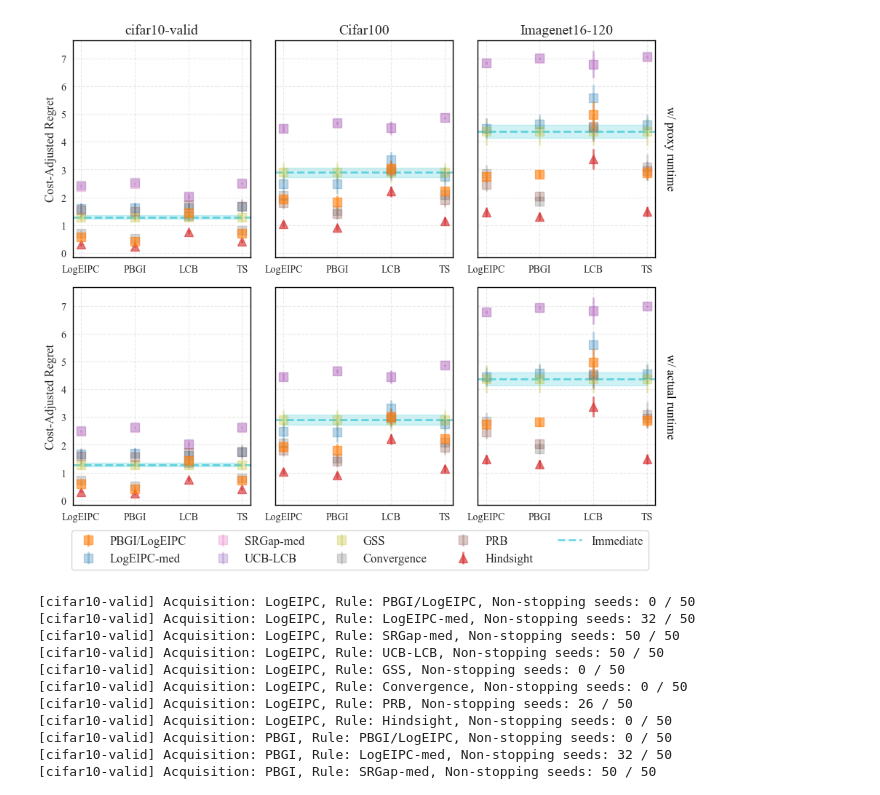
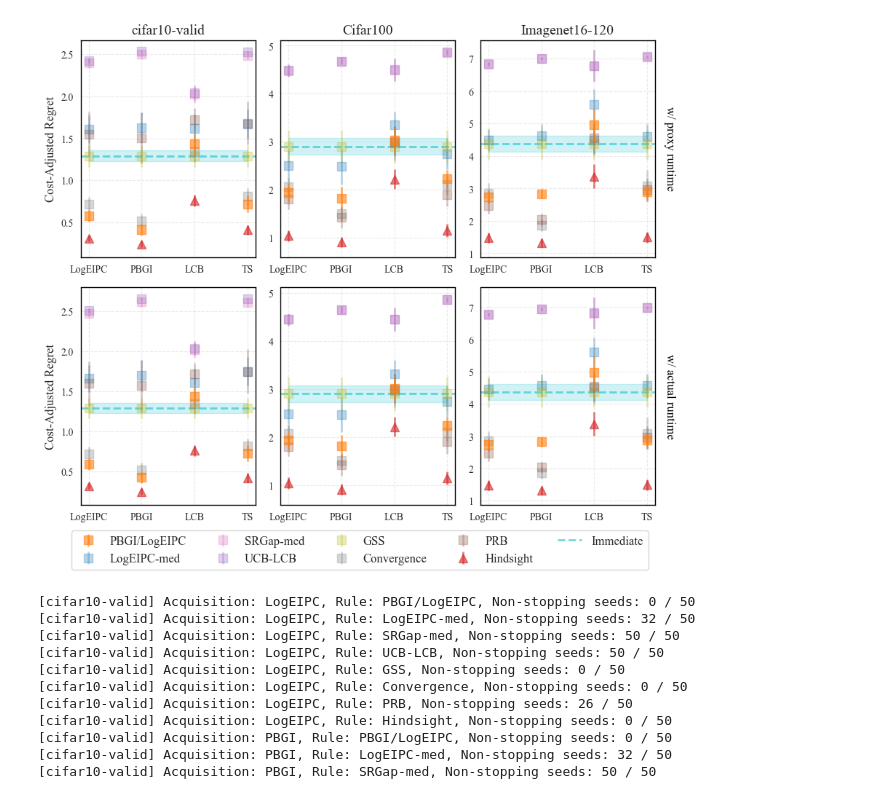
Before and after one commit to QianJaneXie/CostAwareStoppingBayesOpt, a Jupyter notebook: notebooks/NATS_SSS_KnownCost.ipynb, the cells around one changed output. Cells and saved outputs as stored; diff of their text form; code cells hidden in the pictures.

Commit message:
add back NATS plots

```diff
--- a/notebooks/NATS_SSS_KnownCost.ipynb
+++ b/notebooks/NATS_SSS_KnownCost.ipynb
@@ -255,7 +255,7 @@ cost_keys = ["estimated cumulative cost", "cumulative cost"]
 runtime_labels = ["w/ proxy runtime", "w/ actual runtime"]
 
 # --- Create figure ---
-fig, axes = plt.subplots(n_rows, n_cols, figsize=(3 * n_cols, 4 * n_rows), sharey=True)
+fig, axes = plt.subplots(n_rows, n_cols, figsize=(3 * n_cols, 4 * n_rows), sharey=False)
 
 for row in range(n_rows):
     cost_key = cost_keys[row]
@@ -357,34 +357,34 @@ for row in range(n_rows):
         if col == 0:
             ax.set_ylabel("Cost-Adjusted Regret")
         if col == n_cols - 1:
             ax.text(1.05, 0.5, runtime_label,
                     transform=ax.transAxes,
                     rotation=-90,
                     va='center',
                     ha='left',
                     fontsize=12,
                     color='black')
 
 # --- Shared legend ---
 handles, labels = axes[0][0].get_legend_handles_labels()
 legend_hls = dict(zip(labels, handles))
 
 # Move Immediate to the end if it exists
 if 'Immediate' in legend_hls:
     immediate_handle = legend_hls.pop('Immediate')
     legend_hls['Immediate'] = immediate_handle
 
 fig.legend(legend_hls.values(), legend_hls.keys(),
            loc='lower center',
            bbox_to_anchor=(0.5, -0.02),
            ncol=ceil(len(legend_hls) / 2),
            fontsize=12)
 
 plt.tight_layout(rect=[0, 0.05, 1, 0.95])
 plt.savefig('../plots/BarPlot_NATS_cost_mismatch.pdf', bbox_inches='tight')
 plt.show()
 # %% [output]
-[figure, old version]
+[figure, new version]
 # %%
 import matplotlib.pyplot as plt
 import seaborn as sns
```
Also changed, not shown: parts of 2 cells of this notebook, 1 other file.
